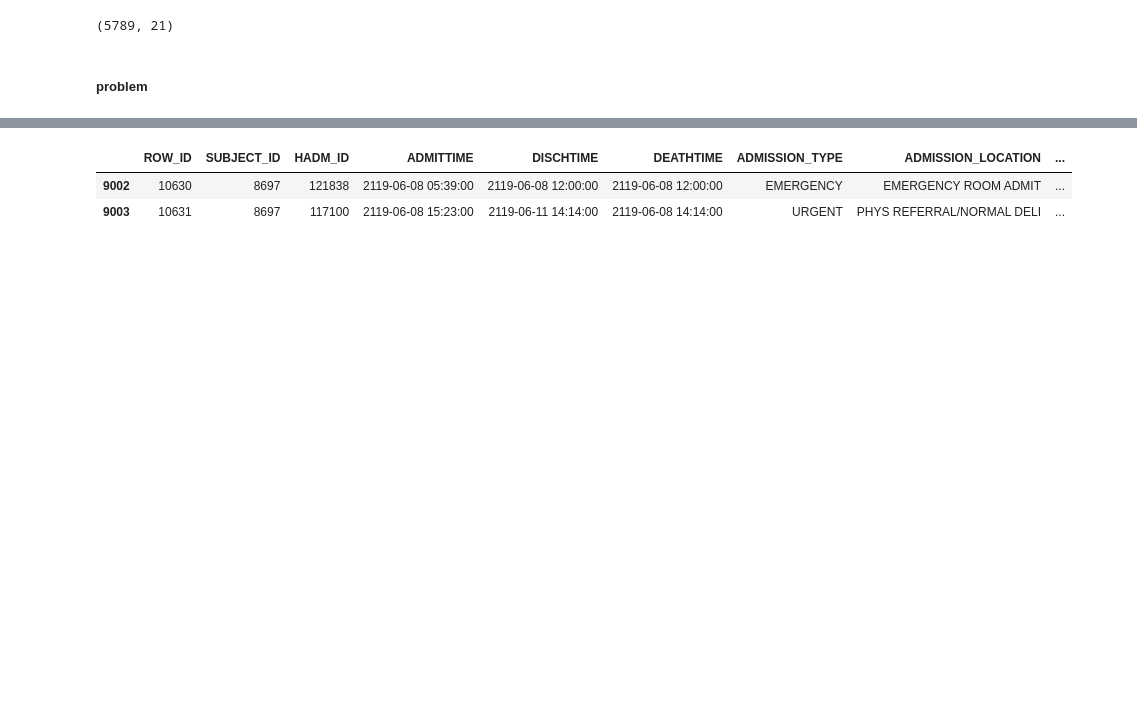
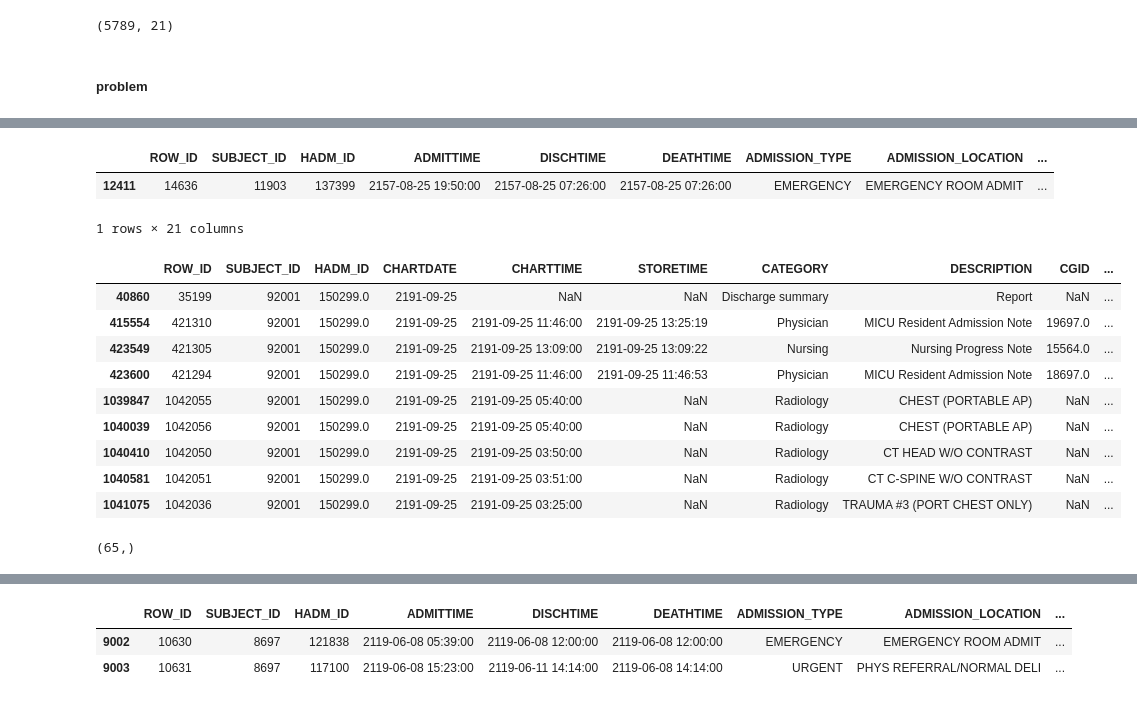
Before and after one commit to xlxulei1005/Project1011_Mortality_Predcition, a Jupyter notebook: Simple_exploration.ipynb, the cells around one changed output, grey strips where cells are left out. Cells and saved outputs as stored; diff of their text form; code cells hidden in the pictures; blank space fills up the shorter version.

Commit message:
further explored cases with deathtime

```diff
--- a/Data_Simple_Exploration.ipynb
+++ b/Simple_exploration.ipynb
@@ -190,0 +191,23 @@ df_death[df_death['DEATHTIME']!=df_death['DISCHTIME']]
+# %%
+df_2[df_2['SUBJECT_ID']==11903]
+# %% [output]
+|  | ROW_ID | SUBJECT_ID | HADM_ID | ADMITTIME | DISCHTIME | DEATHTIME | ADMISSION_TYPE | ADMISSION_LOCATION | ... |
+| 12411 | 14636 | 11903 | 137399 | 2157-08-25 19:50:00 | 2157-08-25 07:26:00 | 2157-08-25 07:26:00 | EMERGENCY | EMERGENCY ROOM ADMIT | ... |
+1 rows × 21 columns
+# %%
+df[df['SUBJECT_ID']==92001]
+# %% [output]
+|  | ROW_ID | SUBJECT_ID | HADM_ID | CHARTDATE | CHARTTIME | STORETIME | CATEGORY | DESCRIPTION | CGID | ... |
+| 40860 | 35199 | 92001 | 150299.0 | 2191-09-25 | NaN | NaN | Discharge summary | Report | NaN | ... |
+| 415554 | 421310 | 92001 | 150299.0 | 2191-09-25 | 2191-09-25 11:46:00 | 2191-09-25 13:25:19 | Physician | MICU Resident Admission Note | 19697.0 | ... |
+| 423549 | 421305 | 92001 | 150299.0 | 2191-09-25 | 2191-09-25 13:09:00 | 2191-09-25 13:09:22 | Nursing | Nursing Progress Note | 15564.0 | ... |
+| 423600 | 421294 | 92001 | 150299.0 | 2191-09-25 | 2191-09-25 11:46:00 | 2191-09-25 11:46:53 | Physician | MICU Resident Admission Note | 18697.0 | ... |
+| 1039847 | 1042055 | 92001 | 150299.0 | 2191-09-25 | 2191-09-25 05:40:00 | NaN | Radiology | CHEST (PORTABLE AP) | NaN | ... |
+| 1040039 | 1042056 | 92001 | 150299.0 | 2191-09-25 | 2191-09-25 05:40:00 | NaN | Radiology | CHEST (PORTABLE AP) | NaN | ... |
+| 1040410 | 1042050 | 92001 | 150299.0 | 2191-09-25 | 2191-09-25 03:50:00 | NaN | Radiology | CT HEAD W/O CONTRAST | NaN | ... |
+| 1040581 | 1042051 | 92001 | 150299.0 | 2191-09-25 | 2191-09-25 03:51:00 | NaN | Radiology | CT C-SPINE W/O CONTRAST | NaN | ... |
+| 1041075 | 1042036 | 92001 | 150299.0 | 2191-09-25 | 2191-09-25 03:25:00 | NaN | Radiology | TRAUMA #3 (PORT CHEST ONLY) | NaN | ... |
+# %%
+df_death[df_death['DEATHTIME']!=df_death['DISCHTIME']]['SUBJECT_ID'].unique().shape
+# %% [output]
+(65,)
```
Also changed, not shown: parts of 10 cells of this notebook, 1 other file.
